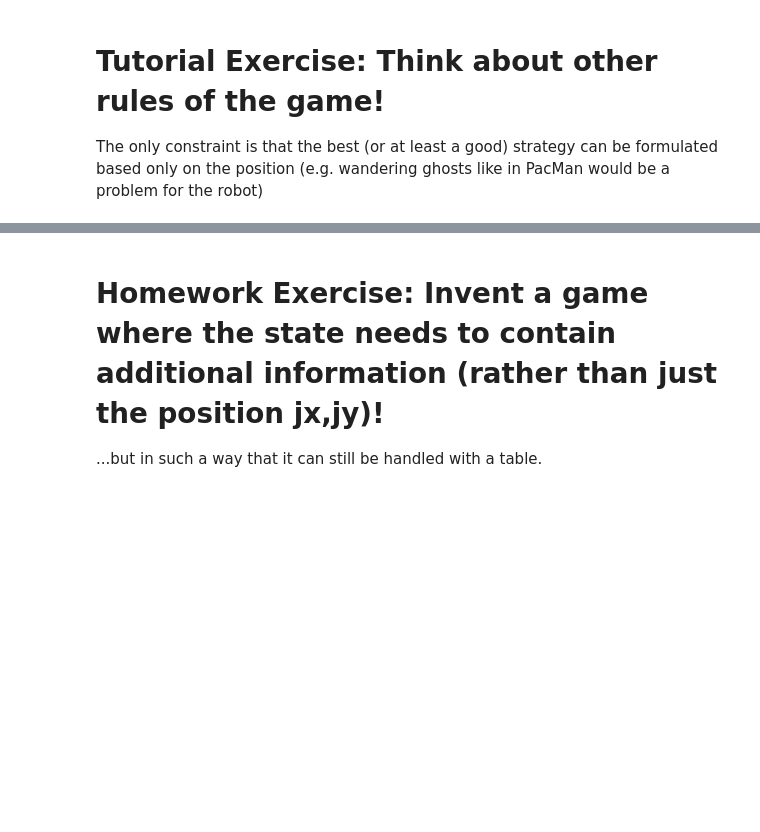
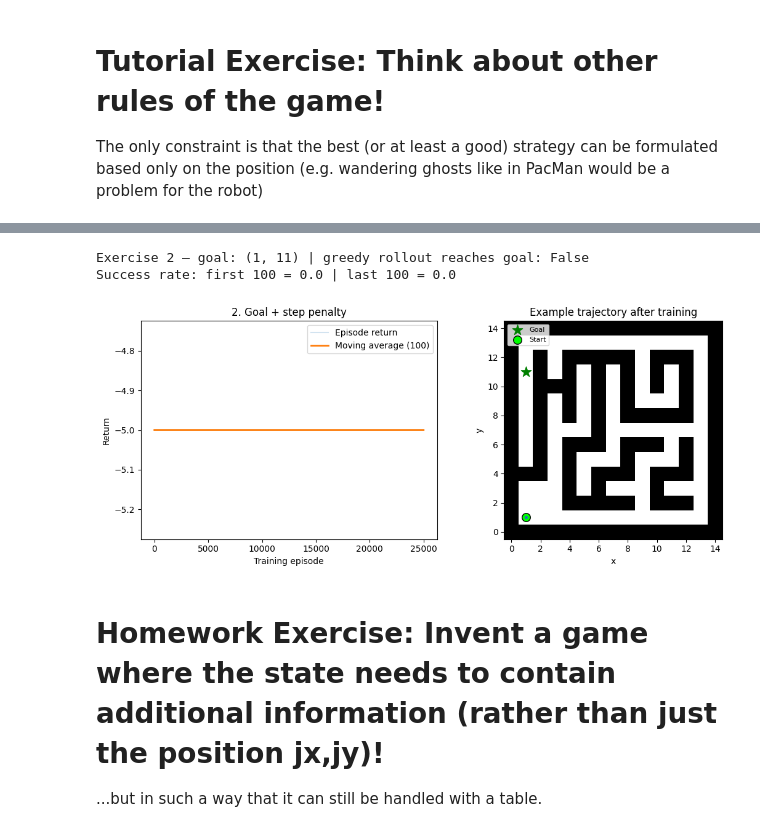
Before and after one commit to sadirs/Machine-Learning-For-Physicists, a Jupyter notebook: lectures/11_reinforcement_learning_fundamentals/07_tutorial_MazePolicyGradient.ipynb, the cells around one changed output, grey strips where cells are left out. Cells and saved outputs as stored; diff of their text form; code cells hidden in the pictures; blank space fills up the shorter version.

```diff
--- a/lectures/11_reinforcement_learning_fundamentals/07_tutorial_MazePolicyGradient.ipynb
+++ b/lectures/11_reinforcement_learning_fundamentals/07_tutorial_MazePolicyGradient.ipynb
@@ -284,3 +488,59 @@ The only constraint is that the best (or at least a good) strategy can be formul
+# %%
+# EXERCISE 2 — Invent new rules, while the state remains ONLY (x, y).
+# Rules: reward +30 for reaching a fixed goal; penalty -0.05 per move;
+# end the episode when the goal is reached. The goal and walls never change.
+rng = np.random.default_rng(20)
+M = 15
+world = make_maze(M, seed=23)
+start = (1, 1)
+world[start] = 0
+# Only choose a goal connected to the start; a nearby one is easier to learn.
+distances = shortest_distances(world, start)
+candidates = [p for p, d in distances.items()
+              if d >= 15 and p != start]
+
+goal = candidates[rng.integers(len(candidates))]
+
+ntrials = 25000
+nsteps = 100
+eta = 0.015
+policy_z = np.zeros((M, M, 4))
+policy = softmax(policy_z)
+Returns = np.zeros(ntrials)
+successes = np.zeros(ntrials)
+
+for trial in range(ntrials):
+    pos = start
+    states, actions, rewards = [], [], []
+    for t in range(nsteps):
+        a = int(rng.choice(4, p=policy[pos]))
+        states.append(pos)
+        actions.append(a)
+        pos = next_position(world, pos, a)
+        reached_goal = (pos == goal)
+        rewards.append(30.0 if reached_goal else -0.05)
+        if reached_goal:
+            successes[trial] = 1
+            break
+    Returns[trial] = sum(rewards)
+    policy = update_reinforce(policy_z, policy, states, actions, rewards, eta)
+
+pos = start
+path = [pos]
+for t in range(nsteps):
+    a = int(np.argmax(policy[pos]))  # greedy evaluation after training
+    pos = next_position(world, pos, a)
+    path.append(pos)
+    if pos == goal:
+        break
+print('Exercise 2 — goal:', goal, '| greedy rollout reaches goal:', pos == goal)
+print('Success rate: first 100 =', round(successes[:100].mean(), 2),
+      '| last 100 =', round(successes[-100:].mean(), 2))
+plot_result(world, Returns, path, '2. Goal + step penalty', goal=goal)
+# %% [output]
+Exercise 2 — goal: (1, 11) | greedy rollout reaches goal: False
+Success rate: first 100 = 0.0 | last 100 = 0.0
+[figure, added]
 # %% [markdown]
 # Homework Exercise: Invent a game where the state needs to contain additional information (rather than just the position jx,jy)!
 
```
Also changed, not shown: parts of 6 cells of this notebook, 1 other file.
